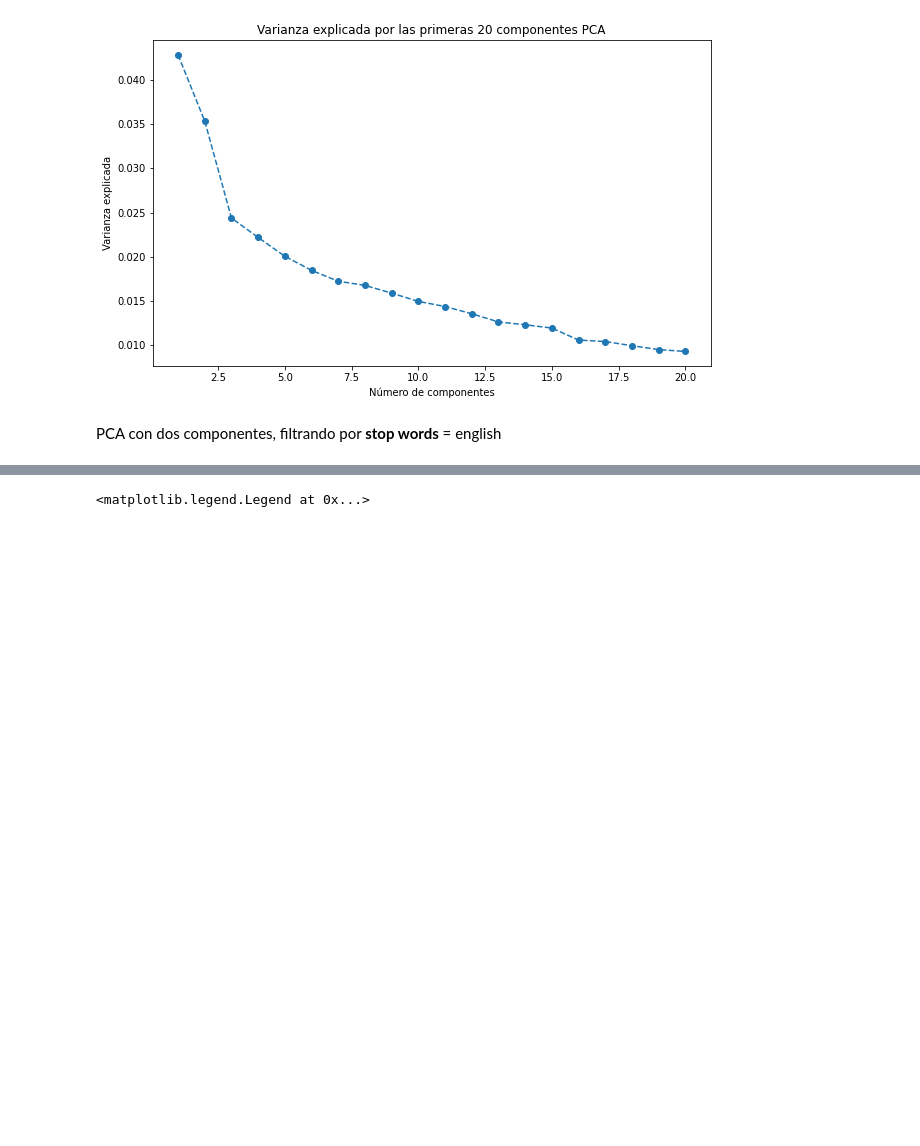
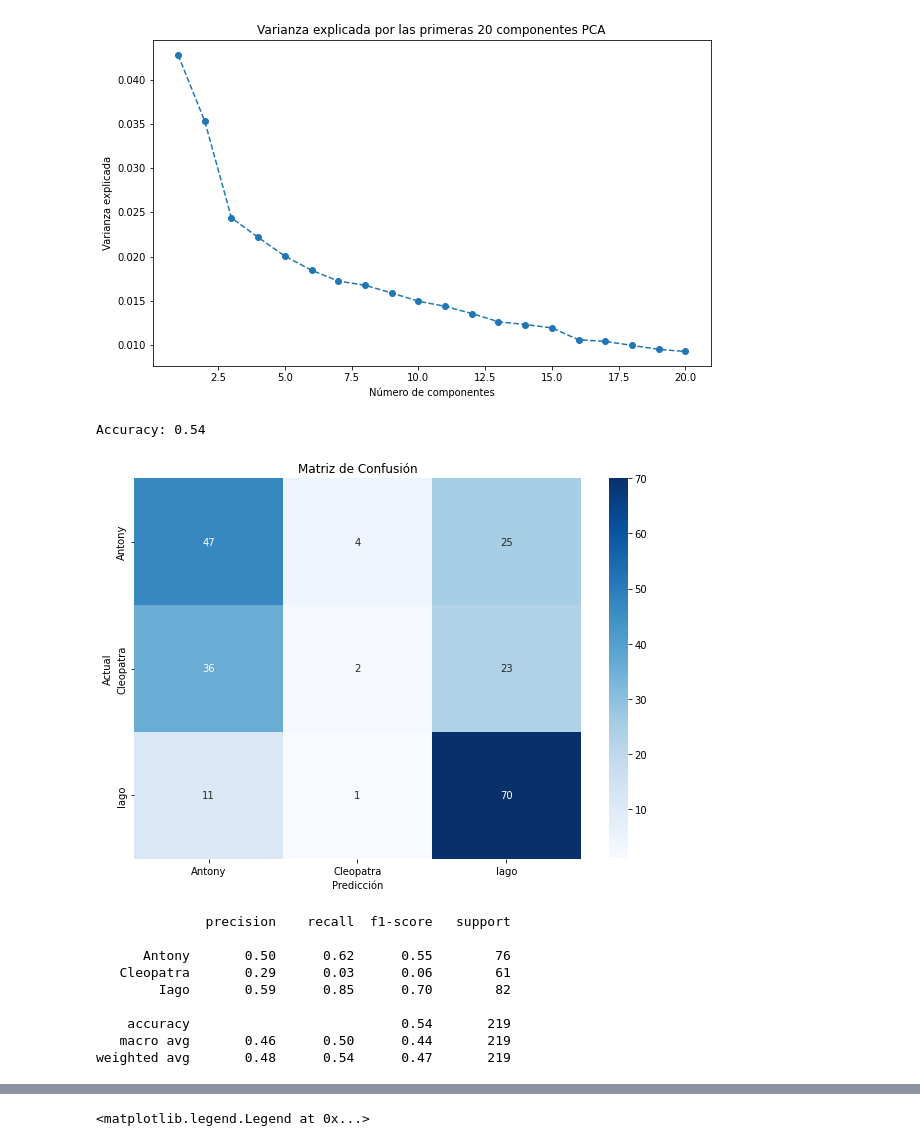
Before and after one commit to AlinaMendez/intro-cd, a Jupyter notebook: Tarea_2/shakespeare_tarea_2 version 2.ipynb, the cells around one changed output, grey strips where cells are left out. Saved outputs shown, nothing was run; the diff lists cells and outputs as text; code cells hidden in the pictures; blank space fills up the shorter version.

```diff
--- a/Tarea_2/shakespeare_tarea_2 version 2.ipynb
+++ b/Tarea_2/shakespeare_tarea_2 version 2.ipynb
@@ -306,5 +308,3 @@ plt.ylabel('Varianza explicada')
 plt.show()
 # %% [output]
 [figure]
-# %% [markdown]
-PCA con dos componentes, filtrando por **stop words** = english
@@ -310,0 +314,48 @@ PCA con dos componentes, filtrando por **stop words** = english
+# %%
+# Ajustar el transformador TF-IDF con los datos de entrenamiento
+tf_idf = TfidfVectorizer(stop_words=None, use_idf=False, ngram_range=(1, 1))
+X_train_tf = tf_idf.fit_transform(X_train)
+
+# Ajustar el clasificador Naive Bayes con los datos de entrenamiento transformados
+bayes_clf = MultinomialNB()
+bayes_clf.fit(X_train_tf, y_train)
+
+# Transformar los datos de prueba usando el transformador ajustado
+X_test_tf = tf_idf.transform(X_test)
+
+# Predecir sobre el conjunto de test
+y_pred = bayes_clf.predict(X_test_tf)
+
+# Calcular y mostrar el accuracy
+accuracy = accuracy_score(y_test, y_pred)
+print(f'Accuracy: {accuracy:.2f}')
+
+# Calcular la matriz de confusión
+conf_matrix = confusion_matrix(y_test, y_pred)
+
+# Obtener los nombres de los personajes automáticamente
+labels = np.unique(y_test)
+
+# Mostrar la matriz de confusión con colormap azul usando seaborn
+plt.figure(figsize=(10, 7))
+sns.heatmap(conf_matrix, annot=True, fmt='d', cmap='Blues', xticklabels=labels, yticklabels=labels)
+plt.title('Matriz de Confusión')
+plt.xlabel('Predicción')
+plt.ylabel('Actual')
+plt.show()
+
+# Reportar precision y recall para cada personaje
+report = classification_report(y_test, y_pred, target_names=labels)
+print(report)
+# %% [output]
+Accuracy: 0.54
+[figure, added]
+              precision    recall  f1-score   support
+
+      Antony       0.50      0.62      0.55        76
+   Cleopatra       0.29      0.03      0.06        61
+        Iago       0.59      0.85      0.70        82
+
+    accuracy                           0.54       219
+   macro avg       0.46      0.50      0.44       219
+weighted avg       0.48      0.54      0.47       219
```
Also changed, not shown: parts of 31 cells of this notebook.
